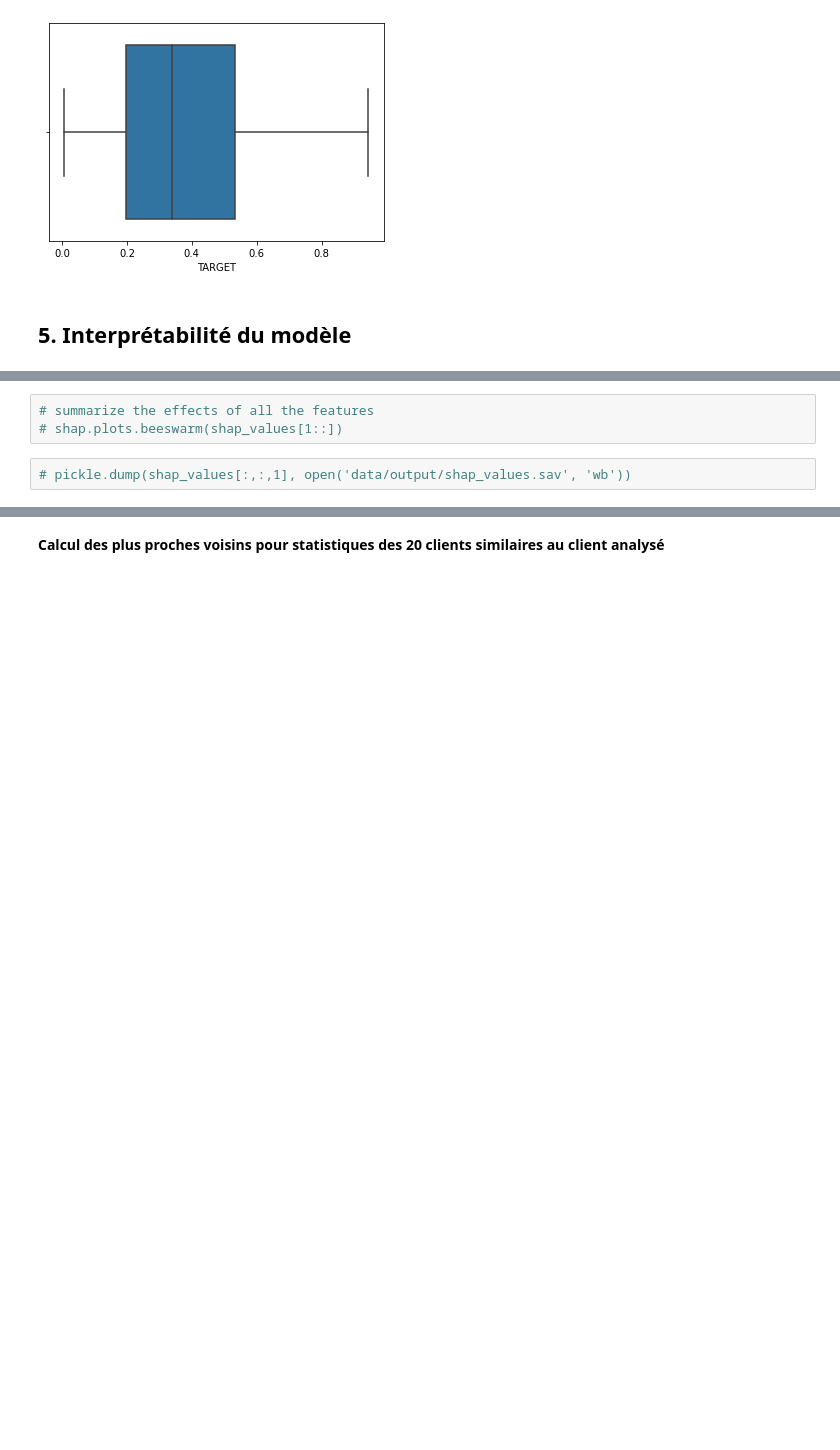
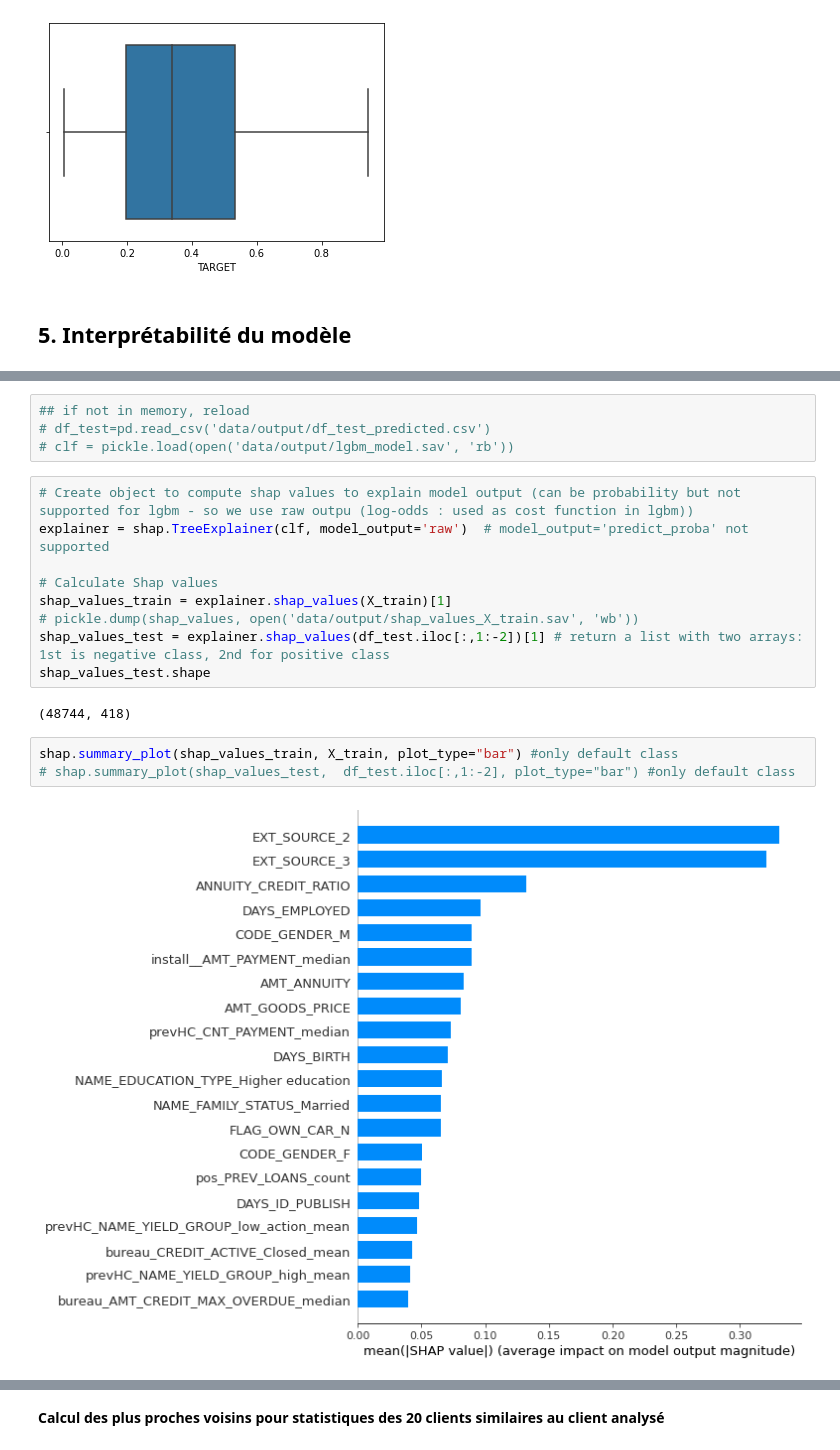
Before and after one commit to arbarbeiro/P7_Modele_de_scoring, a Jupyter notebook: P7_01_modelisation.ipynb, the cells around one changed output, grey strips where cells are left out. Saved outputs shown, nothing was run; the diff lists cells and outputs as text; blank space fills up the shorter version.

Commit message:
update P7_01_modelisation with shap graphs

```diff
--- a/P7_01_modelisation.ipynb
+++ b/P7_01_modelisation.ipynb
@@ -1442,5 +1431,20 @@ shap.summary_plot(shap_values[1::], X_train, plot_type="bar") #only default clas
-# %%
-# summarize the effects of all the features
-# shap.plots.beeswarm(shap_values[1::])
-# %%
-# pickle.dump(shap_values[:,:,1], open('data/output/shap_values.sav', 'wb'))
+# %%
+## if not in memory, reload
+# df_test=pd.read_csv('data/output/df_test_predicted.csv')
+# clf = pickle.load(open('data/output/lgbm_model.sav', 'rb'))
+# %%
+# Create object to compute shap values to explain model output (can be probability but not supported for lgbm - so we use raw outpu (log-odds : used as cost function in lgbm))
+explainer = shap.TreeExplainer(clf, model_output='raw')  # model_output='predict_proba' not supported
+
+# Calculate Shap values
+shap_values_train = explainer.shap_values(X_train)[1]
+# pickle.dump(shap_values, open('data/output/shap_values_X_train.sav', 'wb'))
+shap_values_test = explainer.shap_values(df_test.iloc[:,1:-2])[1] # return a list with two arrays: 1st is negative class, 2nd for positive class
+shap_values_test.shape
+# %% [output]
+(48744, 418)
+# %%
+shap.summary_plot(shap_values_train, X_train, plot_type="bar") #only default class
+# shap.summary_plot(shap_values_test,  df_test.iloc[:,1:-2], plot_type="bar") #only default class
+# %% [output]
+[figure, added]
```
Also changed, not shown: parts of 17 cells of this notebook.
